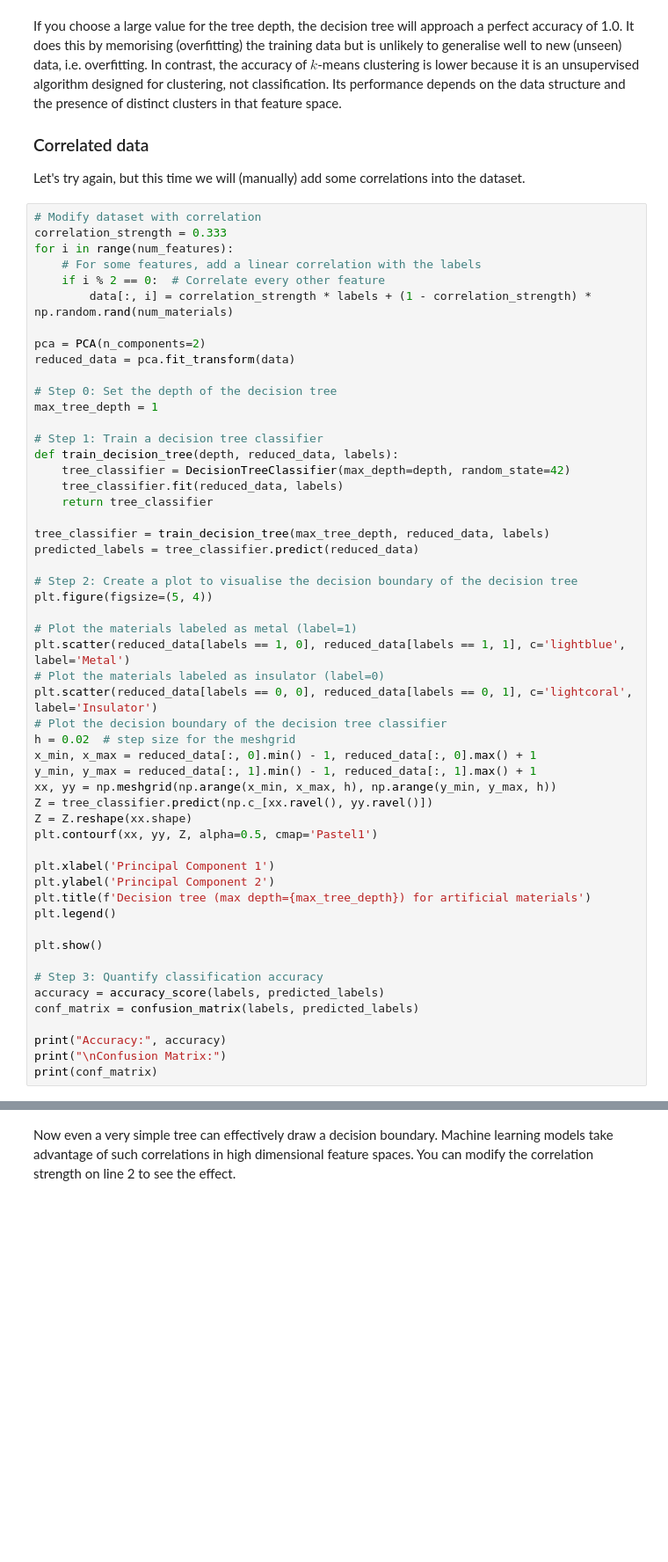
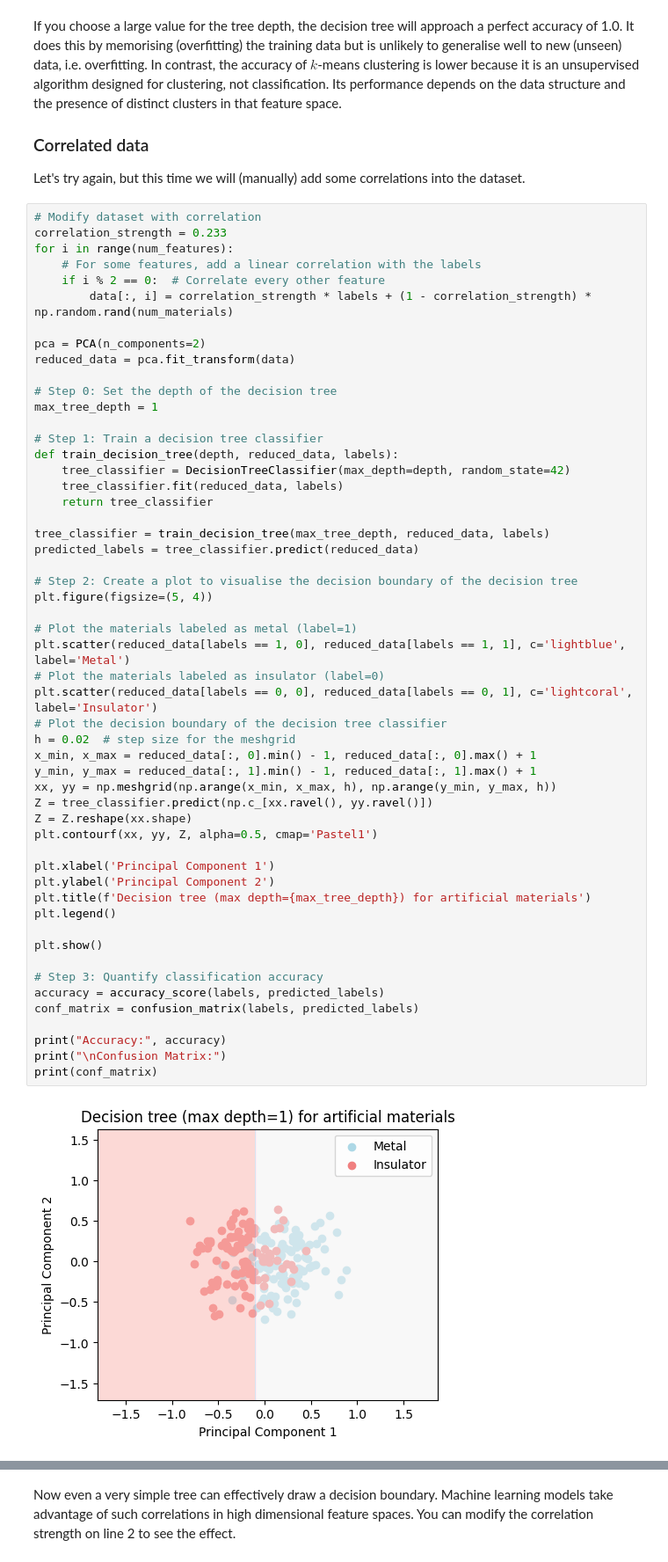
Before and after one commit to AyhamSaffar/ICL_AI_Course, a Jupyter notebook: Exercises/Lecture5.ipynb, the cells around one changed output, grey strips where cells are left out. Shown: that part at 88% size. Drawn from its saved outputs; the diff is of its cells as text; blank space fills up the shorter version.

```diff
--- a/Exercises/Lecture5.ipynb
+++ b/Exercises/Lecture5.ipynb
@@ -207,7 +207,7 @@ If you choose a large value for the tree depth, the decision tree will approach
 Let's try again, but this time we will (manually) add some correlations into the dataset.
 # %%
 # Modify dataset with correlation
-correlation_strength = 0.333
+correlation_strength = 0.233
 for i in range(num_features):
     # For some features, add a linear correlation with the labels
     if i % 2 == 0:  # Correlate every other feature
@@ -231,30 +231,32 @@ predicted_labels = tree_classifier.predict(reduced_data)
 # Step 2: Create a plot to visualise the decision boundary of the decision tree
 plt.figure(figsize=(5, 4))
 
 # Plot the materials labeled as metal (label=1)
 plt.scatter(reduced_data[labels == 1, 0], reduced_data[labels == 1, 1], c='lightblue', label='Metal')
 # Plot the materials labeled as insulator (label=0)
 plt.scatter(reduced_data[labels == 0, 0], reduced_data[labels == 0, 1], c='lightcoral', label='Insulator')
 # Plot the decision boundary of the decision tree classifier
 h = 0.02  # step size for the meshgrid
 x_min, x_max = reduced_data[:, 0].min() - 1, reduced_data[:, 0].max() + 1
 y_min, y_max = reduced_data[:, 1].min() - 1, reduced_data[:, 1].max() + 1
 xx, yy = np.meshgrid(np.arange(x_min, x_max, h), np.arange(y_min, y_max, h))
 Z = tree_classifier.predict(np.c_[xx.ravel(), yy.ravel()])
 Z = Z.reshape(xx.shape)
 plt.contourf(xx, yy, Z, alpha=0.5, cmap='Pastel1')
 
 plt.xlabel('Principal Component 1')
 plt.ylabel('Principal Component 2')
 plt.title(f'Decision tree (max depth={max_tree_depth}) for artificial materials')
 plt.legend()
 
 plt.show()
 
 # Step 3: Quantify classification accuracy
 accuracy = accuracy_score(labels, predicted_labels)
 conf_matrix = confusion_matrix(labels, predicted_labels)
 
 print("Accuracy:", accuracy)
 print("\nConfusion Matrix:")
 print(conf_matrix)
+# %% [output]
+[figure, added]
```
Also changed, not shown: parts of 12 cells of this notebook, 1 other file.
